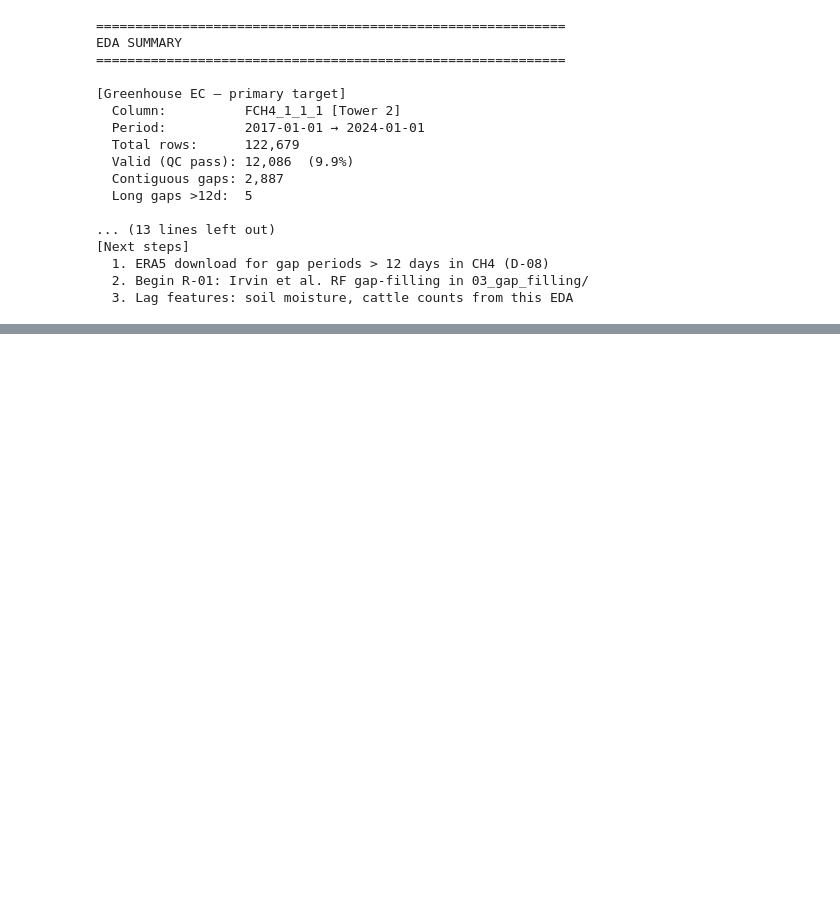
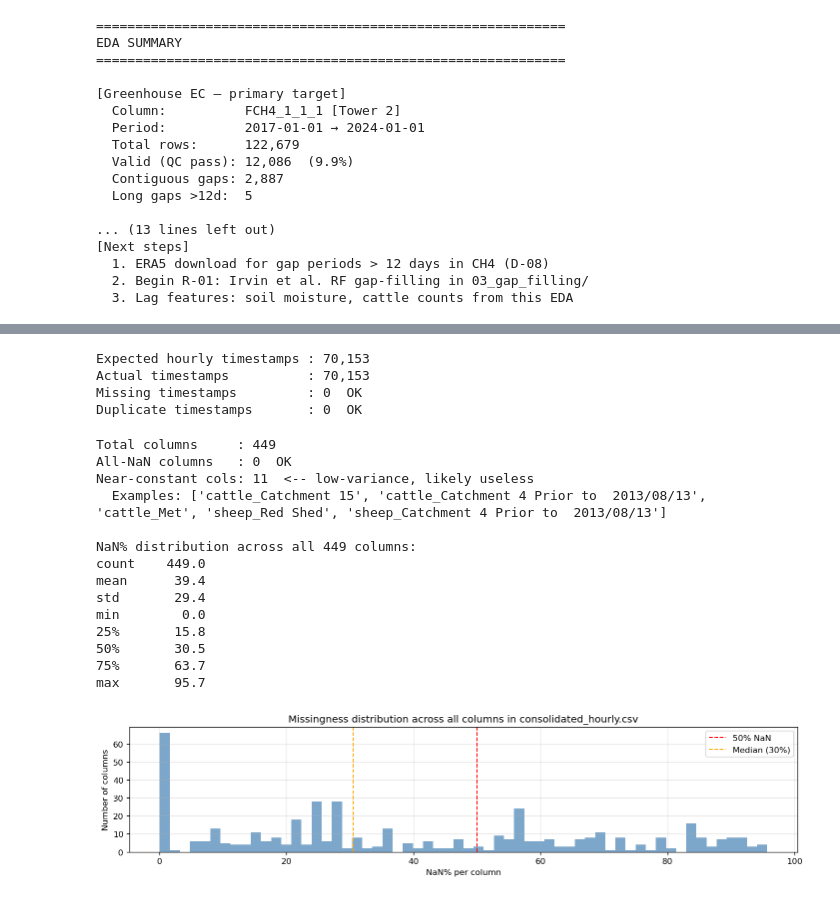
Before and after one commit to nicholas-tobias-00/COMP0191-Dissertation, a Jupyter notebook: notebooks/02_eda/Dataset EDA.ipynb, the cells around one changed output, grey strips where cells are left out. Cells and saved outputs as stored; diff of their text form; code cells hidden in the pictures; blank space fills up the shorter version.

```diff
--- a/notebooks/02_eda/Dataset EDA.ipynb
+++ b/notebooks/02_eda/Dataset EDA.ipynb
@@ -748,0 +754,11 @@ EDA SUMMARY
+# %%
+HOURLY = Path("../../data/Hourly")
+df = pd.read_csv(HOURLY / "consolidated_hourly.csv", low_memory=False)
+df["Datetime"] = pd.to_datetime(df["Datetime"], format="mixed")
+df = df.set_index("Datetime")
+
+print(f"Shape:        {df.shape[0]:,} rows x {df.shape[1]:,} cols")
+print(f"Date range:   {df.index.min()} -> {df.index.max()}")
+print(f"Index type:   {type(df.index).__name__}")
+print(f"Dtype counts: {df.dtypes.value_counts().to_dict()}")
+print(f"Overall NaN%: {df.isna().mean().mean()*100:.1f}%")
@@ -748,0 +771,64 @@ EDA SUMMARY
+# %%
+# ── 6.1 Index integrity ──────────────────────────────────────────────────────
+expected_idx = pd.date_range(df.index.min(), df.index.max(), freq="1h")
+missing_ts   = expected_idx.difference(df.index)
+duplicate_ts = df.index[df.index.duplicated(keep=False)]
+
+print(f"Expected hourly timestamps : {len(expected_idx):,}")
+print(f"Actual timestamps          : {len(df):,}")
+print(f"Missing timestamps         : {len(missing_ts):,}  {'<-- PROBLEM' if len(missing_ts) > 0 else 'OK'}")
+print(f"Duplicate timestamps       : {len(duplicate_ts):,}  {'<-- PROBLEM' if len(duplicate_ts) > 0 else 'OK'}")
+
+if len(missing_ts) > 0:
+    print(f"\nFirst 5 missing: {list(missing_ts[:5])}")
+if len(duplicate_ts) > 0:
+    print(f"\nFirst 5 duplicates: {list(duplicate_ts[:5])}")
+# %% [output]
+Expected hourly timestamps : 70,153
+Actual timestamps          : 70,153
+Missing timestamps         : 0  OK
+Duplicate timestamps       : 0  OK
+# %%
+# ── 6.2 Column health — all-NaN, near-constant, missingness distribution ─────
+nan_pct      = df.isna().mean() * 100
+all_nan_cols = df.columns[df.isna().all()].tolist()
+const_cols   = [c for c in df.columns if df[c].notna().sum() > 0 and df[c].std(skipna=True) < 1e-6]
+
+print(f"Total columns     : {len(df.columns):,}")
+print(f"All-NaN columns   : {len(all_nan_cols)}  {'<-- drop before modelling' if all_nan_cols else 'OK'}")
+print(f"Near-constant cols: {len(const_cols)}  {'<-- low-variance, likely useless' if const_cols else 'OK'}")
+if all_nan_cols:
+    print(f"  Examples: {all_nan_cols[:5]}")
+if const_cols:
+    print(f"  Examples: {const_cols[:5]}")
+
+print(f"\nNaN% distribution across all {len(df.columns)} columns:")
+print(nan_pct.describe().round(1).to_string())
+
+fig, ax = plt.subplots(figsize=(12, 3))
+ax.hist(nan_pct, bins=60, color="steelblue", alpha=0.7, edgecolor="none")
+ax.axvline(50, color="red", lw=1.2, ls="--", label="50% NaN")
+ax.axvline(nan_pct.median(), color="orange", lw=1.2, ls="--", label=f"Median ({nan_pct.median():.0f}%)")
+ax.set_xlabel("NaN% per column")
+ax.set_ylabel("Number of columns")
+ax.set_title("Missingness distribution across all columns in consolidated_hourly.csv")
+ax.legend()
+plt.tight_layout()
+plt.savefig(RESULTS / "hourly_nan_distribution.png", bbox_inches="tight")
+plt.show()
+# %% [output]
+Total columns     : 449
+All-NaN columns   : 0  OK
+Near-constant cols: 11  <-- low-variance, likely useless
+  Examples: ['cattle_Catchment 15', 'cattle_Catchment 4 Prior to  2013/08/13', 'cattle_Met', 'sheep_Red Shed', 'sheep_Catchment 4 Prior to  2013/08/13']
+
+NaN% distribution across all 449 columns:
+count    449.0
+mean      39.4
+std       29.4
+min        0.0
+25%       15.8
+50%       30.5
+75%       63.7
+max       95.7
+[figure, added]
```
Also changed, not shown: parts of 8 cells of this notebook, 15 other files.
